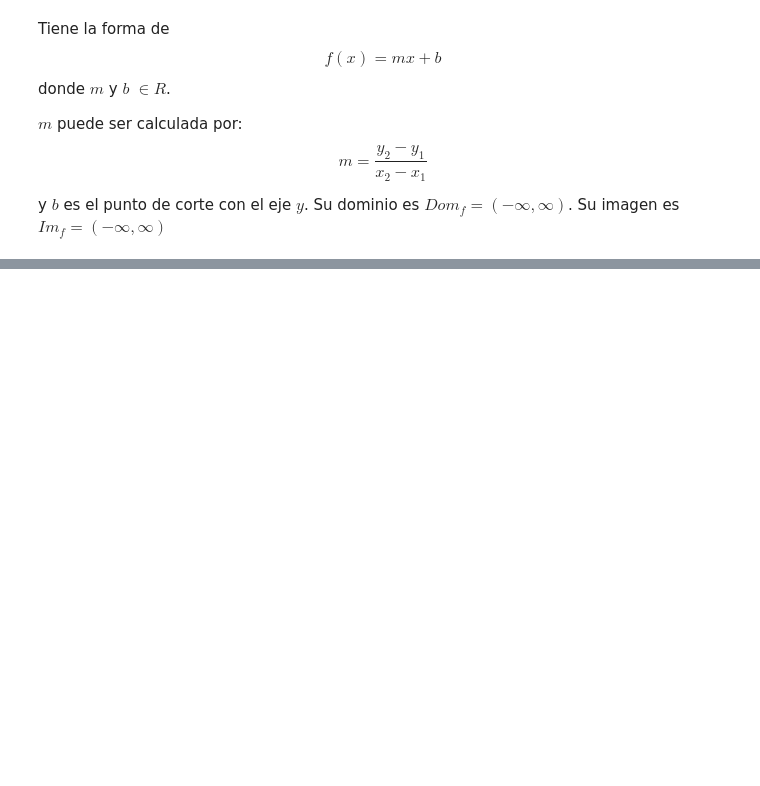
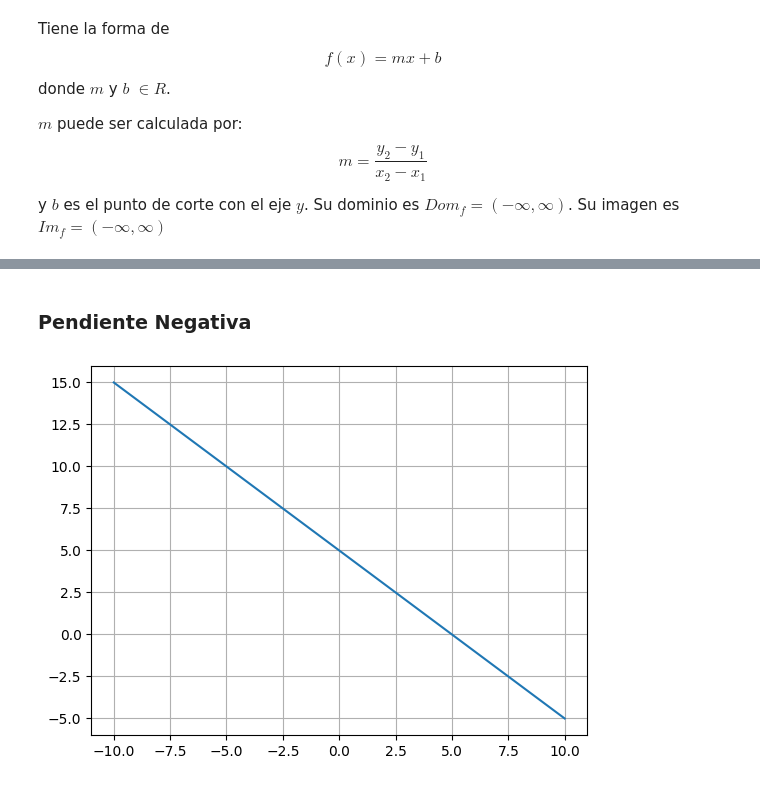
Before and after one commit to YoelCanaza/Funciones-Matem-ticas-para-Data-Science-e-IA, a Jupyter notebook: Funciones_lineales.ipynb, the cells around one changed output, grey strips where cells are left out. Cells and saved outputs as stored; diff of their text form; code cells hidden in the pictures; blank space fills up the shorter version.

```diff
--- a/Funciones_lineales.ipynb
+++ b/Funciones_lineales.ipynb
@@ -46,0 +61,11 @@ array([-9.50000000e+01, -9.29797980e+01, -9.09595960e+01, -8.89393939e+01,
+# %% [markdown]
+### Pendiente Negativa
+# %%
+m = -1
+y = f(x)
+
+fig, ax = plt.subplots()
+ax.plot(x, y)
+ax.grid()
+# %% [output]
+[figure, added]
```
Also changed, not shown: parts of 5 cells of this notebook.
